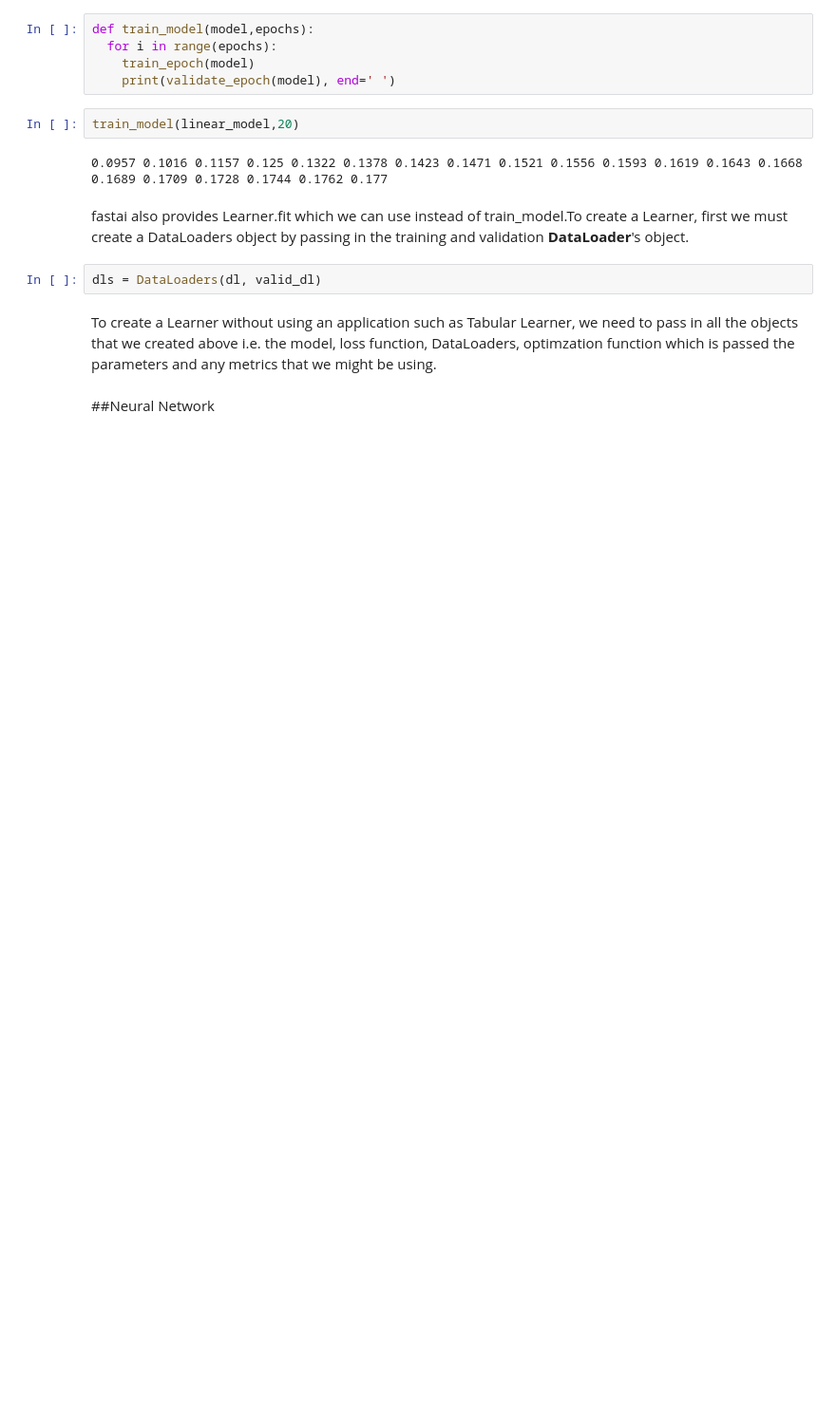
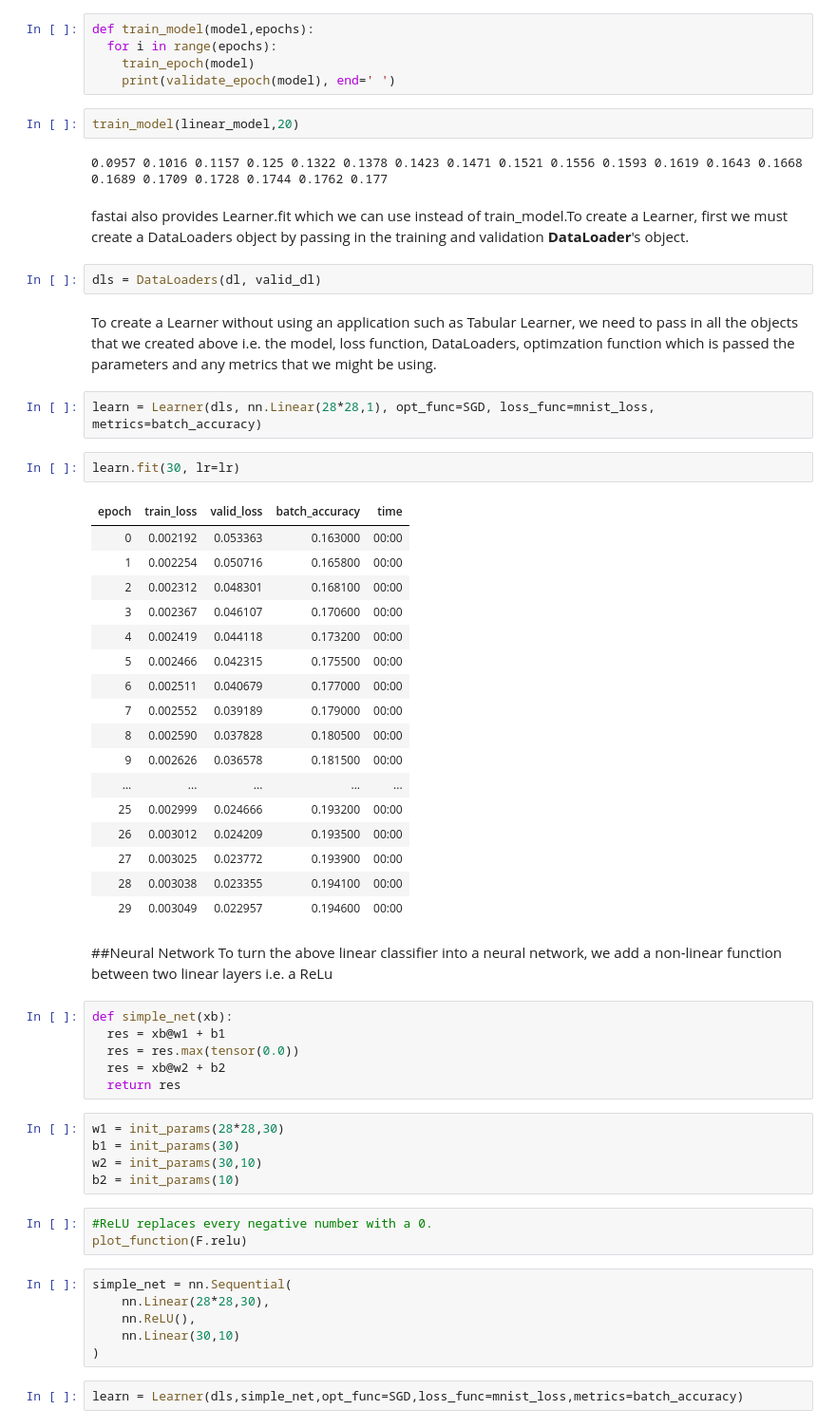
Before and after one commit to rubanzasilva/mnist_basics, a Jupyter notebook: Copy_of_mnist_full_ds_checkpoint.ipynb, the cells around one changed output. Shown at 95% size. Drawn from its saved outputs; the diff is of its cells as text; blank space fills up the shorter version.

```diff
--- a/Copy_of_mnist_full_ds_checkpoint.ipynb
+++ b/Copy_of_mnist_full_ds_checkpoint.ipynb
@@ -414,5 +396,50 @@ fastai also provides Learner.fit which we can use instead of train_model.To crea
 dls = DataLoaders(dl, valid_dl)
 # %% [markdown]
   To create a Learner without using an application such as Tabular Learner, we need to pass in all the objects that we created above i.e. the model, loss function, DataLoaders, optimzation function which is passed the parameters and any metrics that we might be using.
-# %% [markdown]
-##Neural Network
+# %%
+learn = Learner(dls, nn.Linear(28*28,1), opt_func=SGD, loss_func=mnist_loss, metrics=batch_accuracy)
+# %%
+learn.fit(30, lr=lr)
+# %% [output]
+| epoch | train_loss | valid_loss | batch_accuracy | time |
+| 0 | 0.002192 | 0.053363 | 0.163000 | 00:00 |
+| 1 | 0.002254 | 0.050716 | 0.165800 | 00:00 |
+| 2 | 0.002312 | 0.048301 | 0.168100 | 00:00 |
+| 3 | 0.002367 | 0.046107 | 0.170600 | 00:00 |
+| 4 | 0.002419 | 0.044118 | 0.173200 | 00:00 |
+| 5 | 0.002466 | 0.042315 | 0.175500 | 00:00 |
+| 6 | 0.002511 | 0.040679 | 0.177000 | 00:00 |
+| 7 | 0.002552 | 0.039189 | 0.179000 | 00:00 |
+| 8 | 0.002590 | 0.037828 | 0.180500 | 00:00 |
+| 9 | 0.002626 | 0.036578 | 0.181500 | 00:00 |
+| ... | ... | ... | ... | ... |
+| 25 | 0.002999 | 0.024666 | 0.193200 | 00:00 |
+| 26 | 0.003012 | 0.024209 | 0.193500 | 00:00 |
+| 27 | 0.003025 | 0.023772 | 0.193900 | 00:00 |
+| 28 | 0.003038 | 0.023355 | 0.194100 | 00:00 |
+| 29 | 0.003049 | 0.022957 | 0.194600 | 00:00 |
+# %% [markdown]
+##Neural Network
+To turn the above linear classifier into a neural network, we add a non-linear function between two linear layers i.e. a ReLu
+# %%
+def simple_net(xb):
+  res = xb@w1 + b1
+  res = res.max(tensor(0.0))
+  res = xb@w2 + b2
+  return res
+# %%
+w1 = init_params(28*28,30)
+b1 = init_params(30)
+w2 = init_params(30,10)
+b2 = init_params(10)
+# %%
+#ReLU replaces every negative number with a 0.
+plot_function(F.relu)
+# %%
+simple_net = nn.Sequential(
+    nn.Linear(28*28,30),
+    nn.ReLU(),
+    nn.Linear(30,10)
+)
+# %%
+learn = Learner(dls,simple_net,opt_func=SGD,loss_func=mnist_loss,metrics=batch_accuracy)
```
Also changed, not shown: parts of 6 cells of this notebook.
